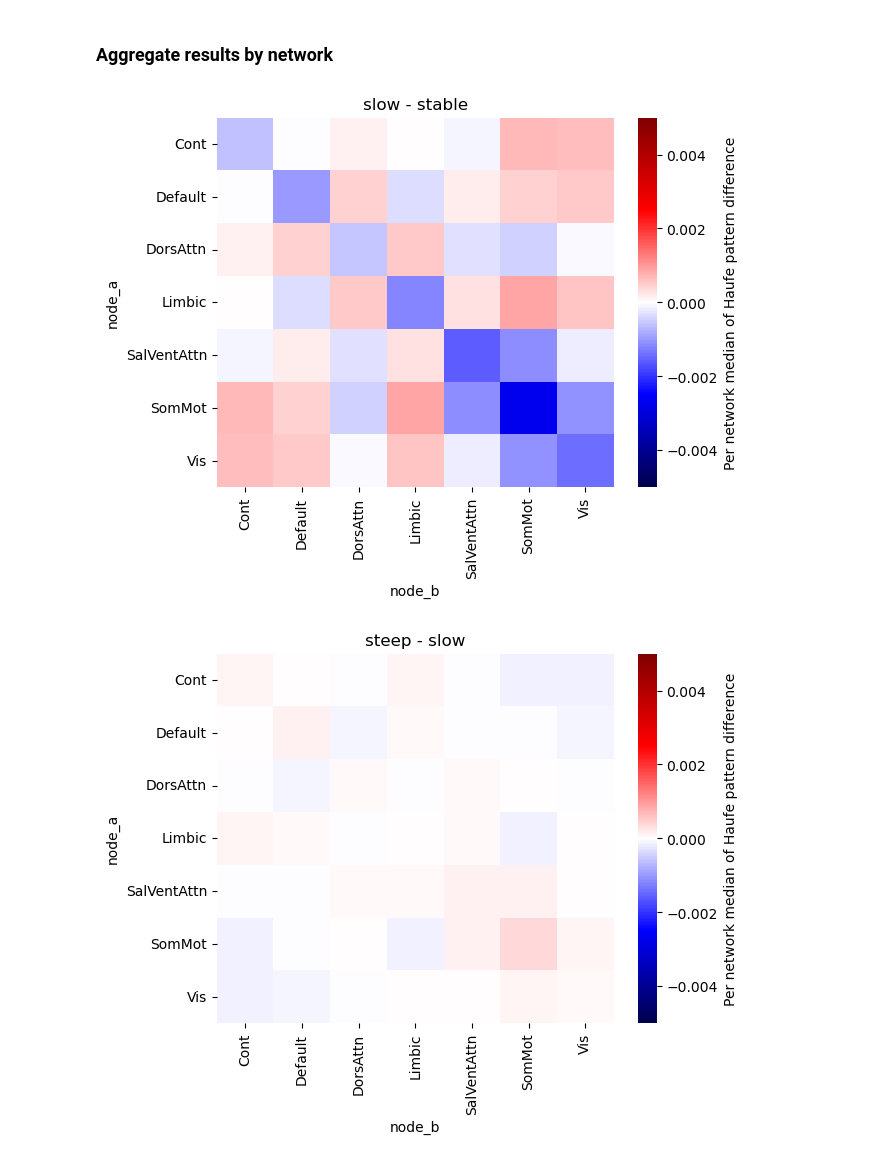
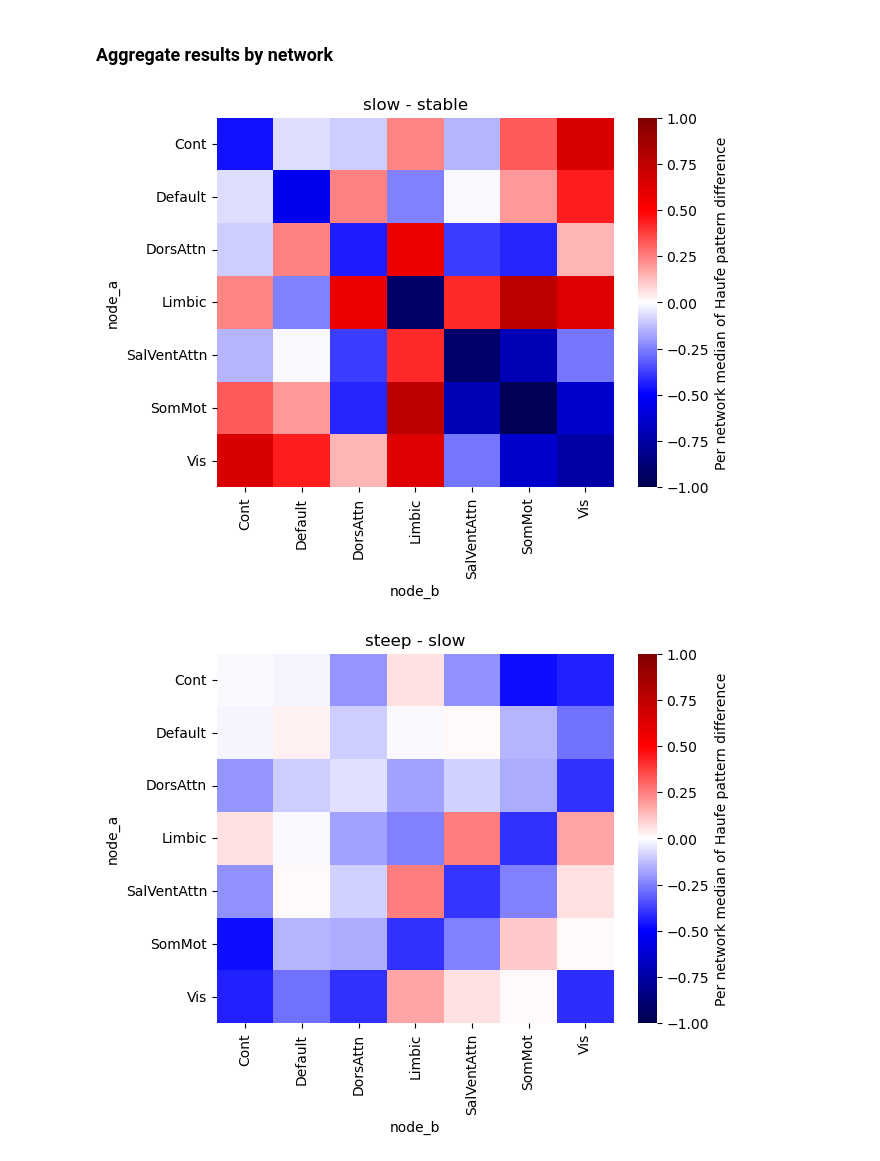
Before and after one commit to jonathan-legrand/memento-postproc, a Jupyter notebook: predict_cluster_fc.ipynb, the cells around one changed output. Cells and saved outputs as stored; diff of their text form; code cells hidden in the pictures.

```diff
--- a/predict_cluster_fc.ipynb
+++ b/predict_cluster_fc.ipynb
@@ -36,7 +36,7 @@ sns.reset_defaults()
 # %% [markdown]
 ## Prediction
 # %%
-matrices, metadata = make_training_data(conn_dir, ATLAS, k, test_centre=None, suffix=SUFFIX)
+matrices, metadata = make_training_data(conn_dir, ATLAS, k, test_centre=None, suffix=SUFFIX, ses="M000")
 run_path = make_run_path(
     config["output_dir"],
     k=k,
@@ -70,10 +70,12 @@ from sklearn import preprocessing as prep
 from sklearn.linear_model import LogisticRegression
 from sklearn.model_selection import cross_val_score, GroupKFold
 from sklearn.metrics import f1_score, make_scorer
+from sklearn.ensemble import HistGradientBoostingClassifier
 
 ct = make_column_transformer(
     (prep.PolynomialFeatures(), ["current_scan_age"]),
-    (prep.OneHotEncoder(), ["SEX", "MCI"]),
+    ("passthrough", ["current_scan_age"]),
+    (prep.OneHotEncoder(), ["SEX"]),
     remainder="drop"
 )
 pipe = make_pipeline(
@@ -101,3 +127,23 @@ array([0.35645096, 0.27615063, 0.28215768, 0.30211991, 0.28494624,
+# %%
+from sklearn.linear_model import LinearRegression
+from nilearn.connectome.connectivity_matrices import sym_matrix_to_vec, vec_to_sym_matrix
+from sklearn.base import TransformerMixin, BaseEstimator, OneToOneFeatureMixin
+
+class MatrixDeconfounder(TransformerMixin, BaseEstimator):
+    def __init__(self):
+        self.model = LinearRegression()
+
+    def fit(self, confounds, y):
+        assert y is not None
+        vectors = sym_matrix_to_vec(y)
+        self.model_ = self.model.fit(confounds, vectors)
+        return self
+
+    def transform(self, confounds, y=None):
+        assert y is not None
+        vectors = sym_matrix_to_vec(y)
+        deconfounded_vectors = vectors - self.model_.predict(confounds)
+        return vec_to_sym_matrix(deconfounded_vectors)
 # %%
 from bold_dementia.cogpred import run_cv
 from sklearn.linear_model import SGDClassifier
@@ -121,11 +167,12 @@ clf = Pipeline(
     ],
     verbose=False
 )
-
+deconfounder = MatrixDeconfounder()
+confounds = ct.fit_transform(metadata)
 
 cats = ("stable", "slow decline", "steep decline")
 
-test_scores, cm, patterns = run_cv(clf, matrices, metadata, outer_cv)
+test_scores, cm, patterns = run_cv(deconfounder, clf, matrices, metadata, confounds, outer_cv)
 
 masker = clf.named_steps["matrixmasker"]
 l = len(masker.vec_idx_)
@@ -388,27 +443,27 @@ res
 # %%
 from bold_dementia.cogpred import MatrixResult
 
 def relative_edge_count(blck):
     npos = np.sum((blck > 0))
     nneg = np.sum((blck < 0))
     return ((npos - nneg) / blck.size,)
 
 def block_median(blck):
     return (np.median(blck),)
 
 mr = MatrixResult(diffmaps, atlas)
-for diffname, matrix in zip(diffnames, mr.get_macro_matrices(block_median)):
+for diffname, matrix in zip(diffnames, mr.get_macro_matrices(relative_edge_count)):
     sns.heatmap(
         matrix,
         cmap="seismic",
-        vmin=bounds[0],
-        vmax=bounds[1],
-        #vmin=-1,
-        #vmax=1,
+        #vmin=bounds[0],
+        #vmax=bounds[1],
+        vmin=-1,
+        vmax=1,
         cbar_kws={"label": "Per network median of Haufe pattern difference"}
     )
     plt.title(diffname)
     plt.show()
 # %% [output]
-[figure, old version]
+[figure, new version]
-[figure, old version]
+[figure, new version]
```
Also changed, not shown: parts of 17 cells of this notebook, 2 other files.
